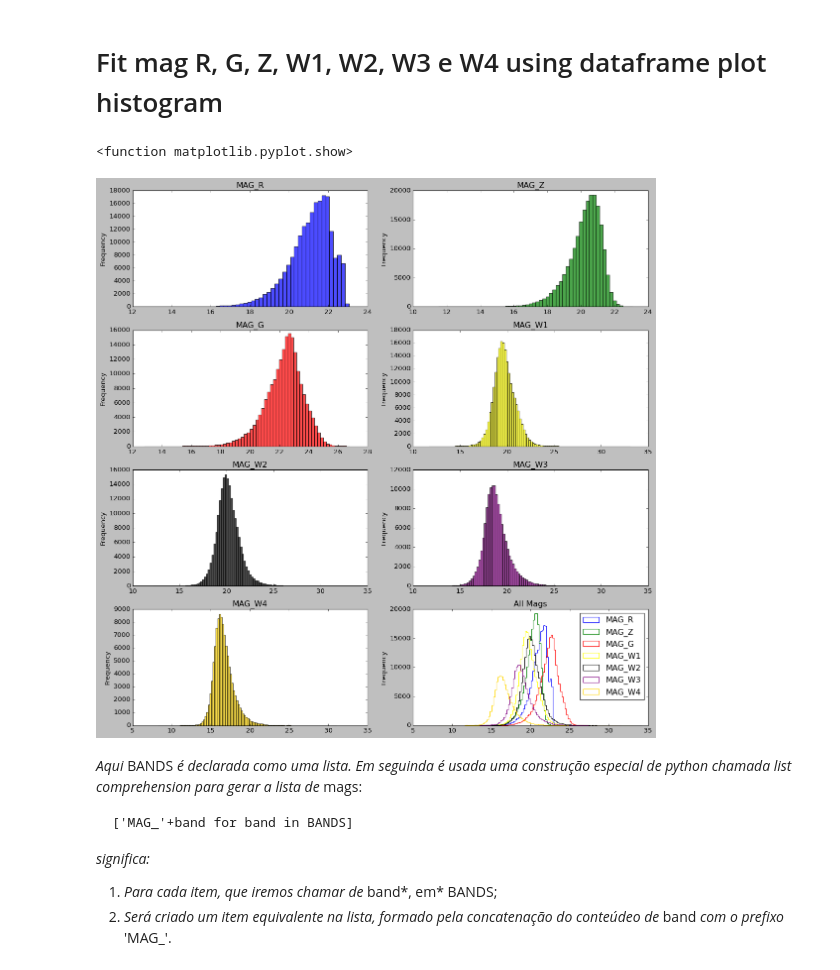
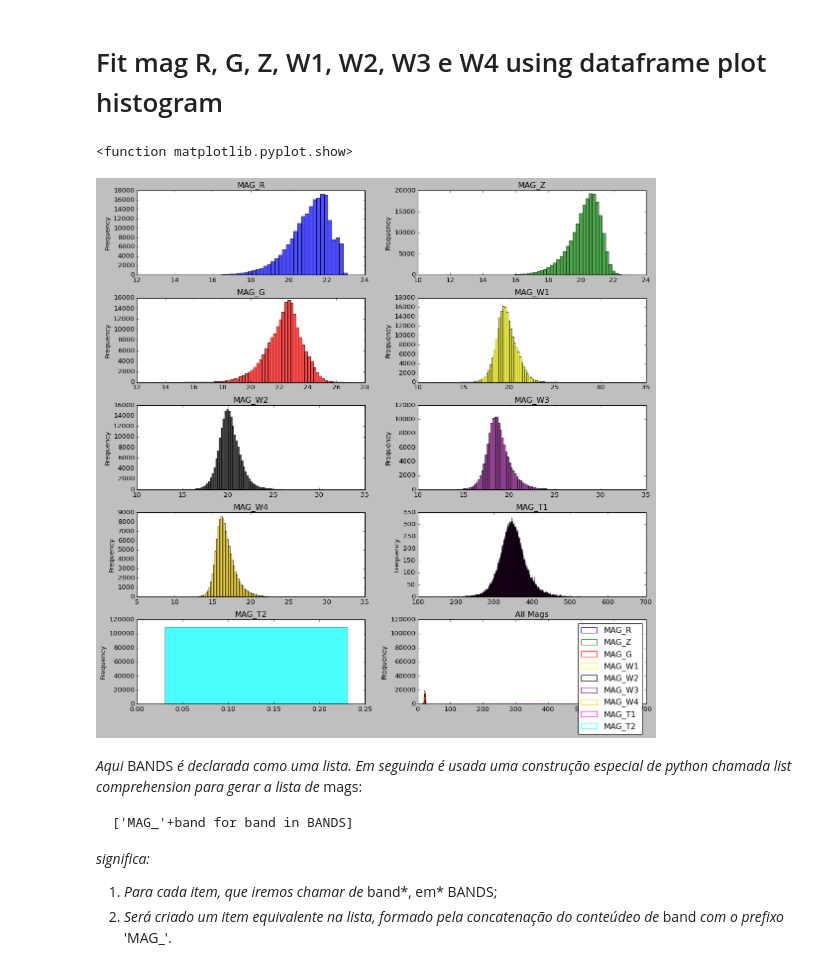
Before and after one commit to thiago-carneiro/mestrado, a Jupyter notebook: CBPF_BigData_AulaLoadCatalogLegacy.ipynb, the cells around one changed output. Drawn from its saved outputs; the diff is of its cells as text; code cells hidden in the pictures.

```diff
--- a/CBPF_BigData_AulaLoadCatalogLegacy.ipynb
+++ b/CBPF_BigData_AulaLoadCatalogLegacy.ipynb
@@ -167,57 +156,58 @@ pandas.core.frame.DataFrame
 # Fit mag R, G, Z, W1, W2, W3 e W4 using dataframe plot histogram
 # %%
 data = cat_table
+
+data['MAG_T1']=data['MAG_R']*data['MAG_W4']
+data['MAG_T2']=data['MAG_Z']/(1+data['MAG_T1'])
+
+df['MAG_T1']=df['MAG_R']*df['MAG_W4']
+df['MAG_T2']=df['MAG_Z']/(1+df['MAG_T1'])
+
+
 ### MAG PLOTS
-BANDS = ["R","Z", "G", "W1", "W2", "W3", "W4"]
+BANDS = ["R","Z", "G", "W1", "W2", "W3", "W4",'T1','T2']
 mags = ['MAG_'+band for band in BANDS]
 key_list = mags
-color_list = ['blue', 'green', 'red', 'yellow', 'black', "purple", "gold"]
+color_list = ['blue', 'green', 'red', 'yellow', 'black', "purple", "gold",'magenta','cyan']
 hor = 2
-ver = 4
+ver = 5
 
 plt.style.use('classic')
 
 fig = plt.figure(figsize=(14, 14), constrained_layout=True)
 gs = fig.add_gridspec(ver, hor, left=0.05, right=0.5, wspace=0.05)
 
 i=0
 binsize=0.2
 def binarange(arr, binsize):
     return np.arange(np.nanmin(arr), np.nanmax(arr)+binsize, binsize)
 
 
-for v in range(ver):
+for v in range(ver-1):
     for h in range(hor):
-        if v==(ver-1):
-            ax = fig.add_subplot(gs[v, 0])
-            bins = binarange(data.field(key_list[i]), binsize)
-            ax = df[key_list[i]].plot.hist(bins=bins, color=color_list[i], alpha=0.7)
-            ax.set_title(key_list[i])
-
-            ax = fig.add_subplot(gs[v, 1])
-            for c, key in enumerate(key_list):
-                bins = binarange(data.field(key), binsize)
-                ax = df[key].plot.hist(bins=bins, color=color_list[c], alpha=1, label=key, histtype='step')
-            ax.set_title("All Mags")
-            plt.legend()
-
-            break
-            i+=1
-
-
-
-        mags = ['MAG_'+band for band in BANDS]
-
         ax = fig.add_subplot(gs[v, h])
         bins = binarange(data.field(key_list[i]), binsize)
         ax = df[key_list[i]].plot.hist(bins=bins, color=color_list[i], alpha=0.7)
         ax.set_title(key_list[i])
         i+=1
 
+ax = fig.add_subplot(gs[ver-1, 0])
+bins = binarange(data.field(key_list[i]), binsize)
+ax = df[key_list[i]].plot.hist(bins=bins, color=color_list[i], alpha=0.7)
+ax.set_title(key_list[i])
+
+ax = fig.add_subplot(gs[ver-1, 1])
+for c, key in enumerate(key_list):
+    bins = binarange(data.field(key), binsize)
+    ax = df[key].plot.hist(bins=bins, color=color_list[c], alpha=1, label=key, histtype='step')
+ax.set_title("All Mags")
+plt.legend()
+
+
 plt.show
 # %% [output]
 <function matplotlib.pyplot.show>
-[figure, old version]
+[figure, new version]
 # %% [markdown]
 *Aqui* BANDS *é declarada como uma lista. Em seguinda é usada uma construção especial de python chamada list comprehension para gerar a lista de* mags:
 
```
Also changed, not shown: parts of 3 cells of this notebook.
